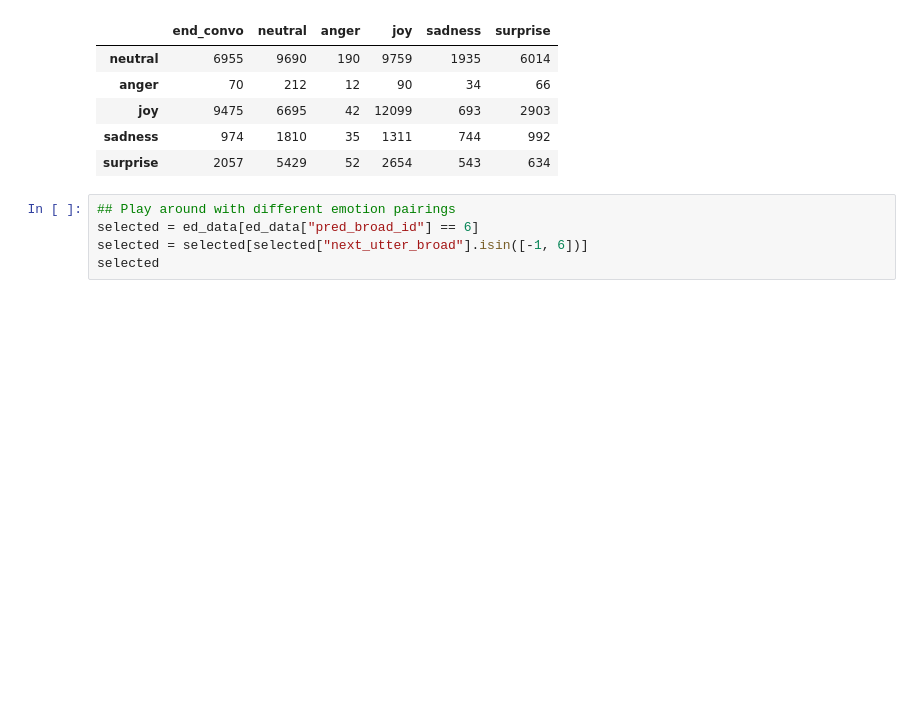
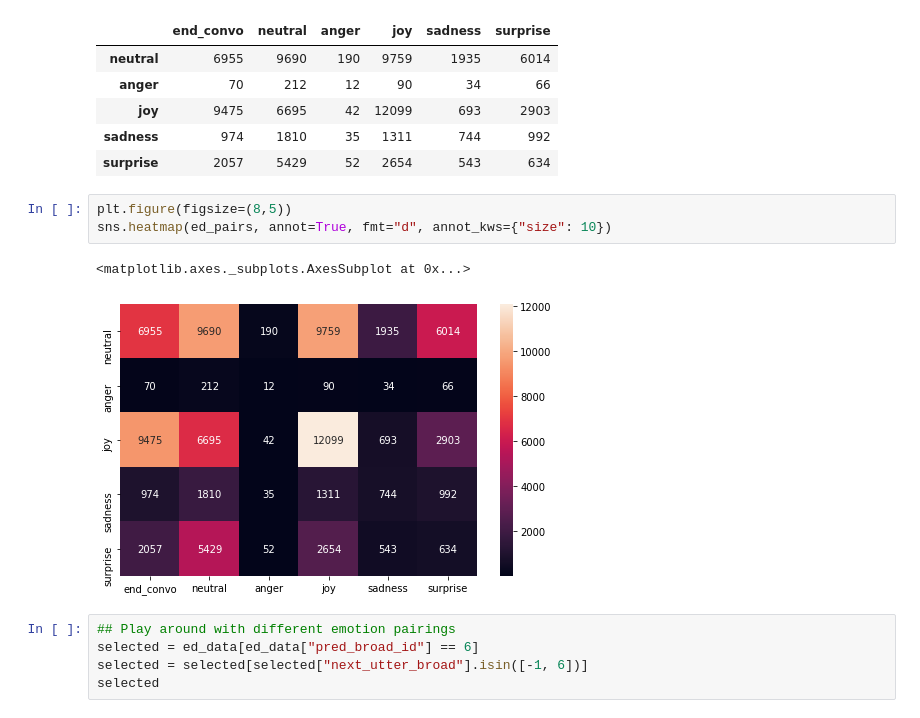
Before and after one commit to evelynyou/w266_project, a Jupyter notebook: exploration_emotion_pairing.ipynb, the cells around one changed output. Drawn from its saved outputs; the diff is of its cells as text; blank space fills up the shorter version.

```diff
--- a/exploration_emotion_pairing.ipynb
+++ b/exploration_emotion_pairing.ipynb
@@ -353,6 +353,12 @@ ed_pairs
 | joy | 9475 | 6695 | 42 | 12099 | 693 | 2903 |
 | sadness | 974 | 1810 | 35 | 1311 | 744 | 992 |
 | surprise | 2057 | 5429 | 52 | 2654 | 543 | 634 |
+# %%
+plt.figure(figsize=(8,5))
+sns.heatmap(ed_pairs, annot=True, fmt="d", annot_kws={"size": 10})
+# %% [output]
+<matplotlib.axes._subplots.AxesSubplot at 0x...>
+[figure, added]
 # %%
 ## Play around with different emotion pairings
 selected = ed_data[ed_data["pred_broad_id"] == 6]
```
Also changed, not shown: parts of 3 cells of this notebook, 2 other files.
